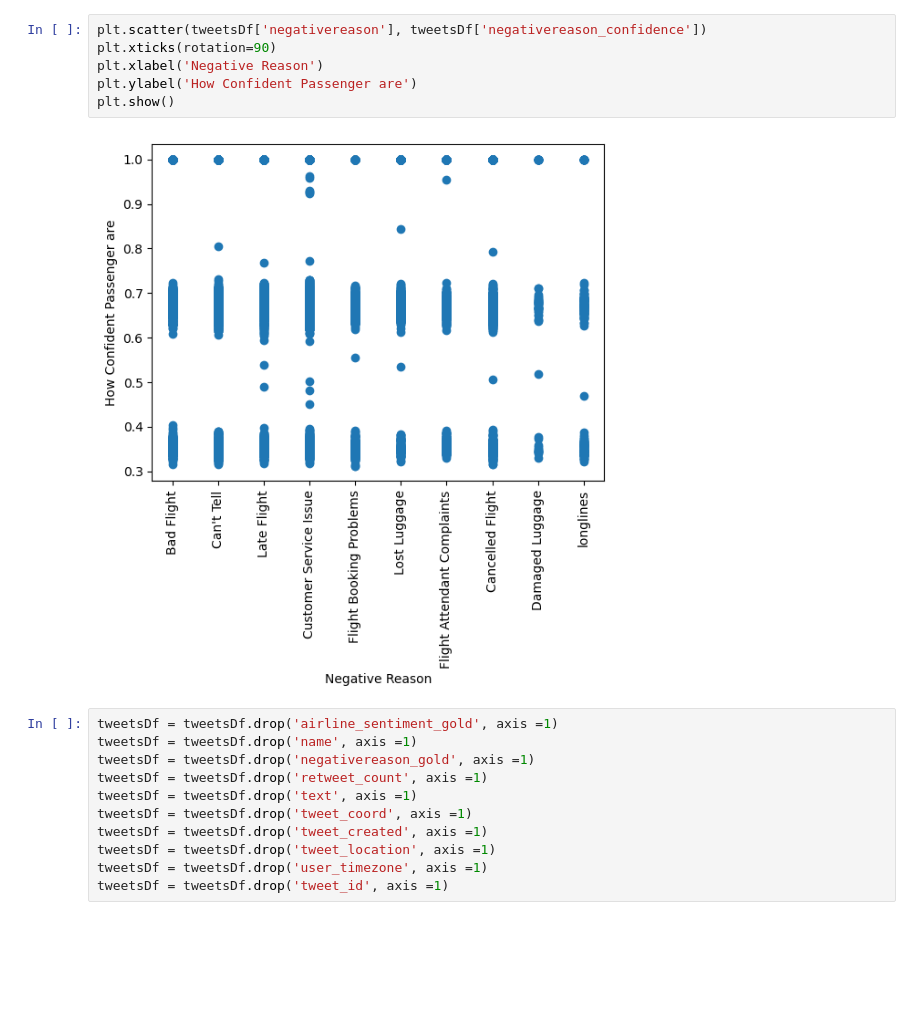
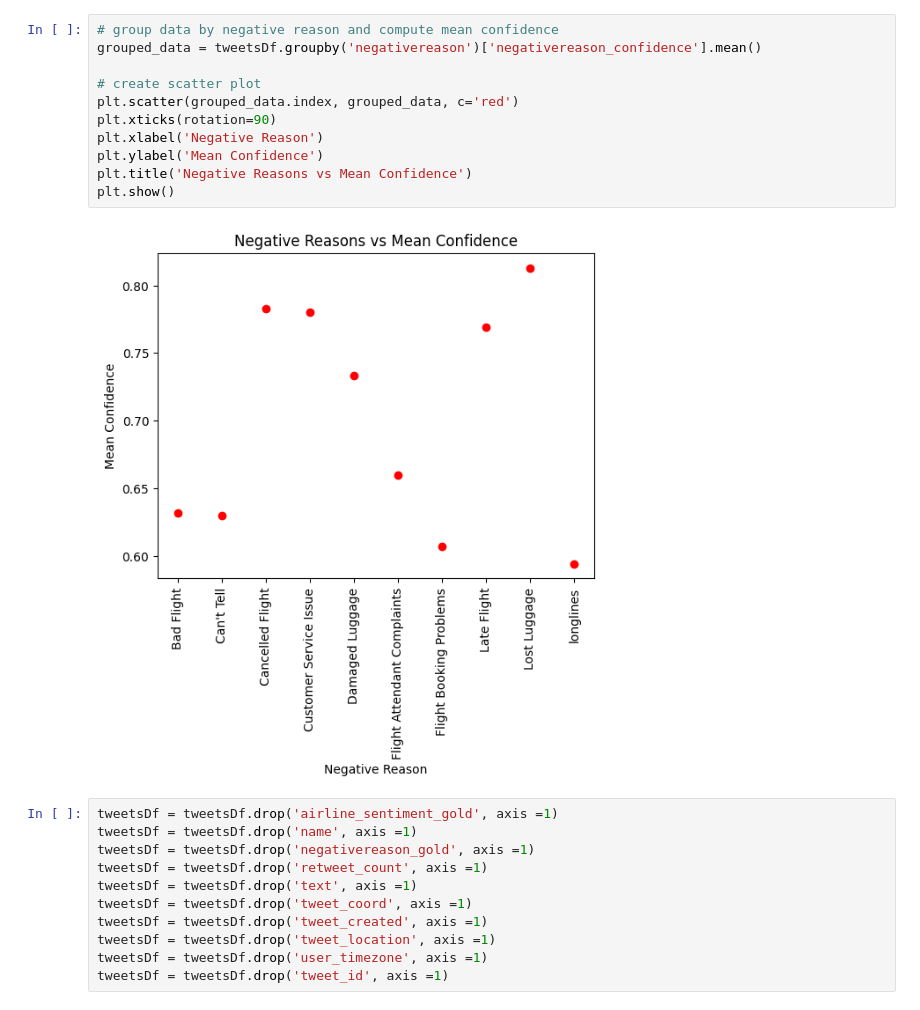
Before and after one commit to ElDon2308/Airline-Sentiment-Analysis, a Jupyter notebook: Data-minng-project.ipynb, the cells around one changed output. Saved outputs shown, nothing was run; the diff lists cells and outputs as text; blank space fills up the shorter version.

```diff
--- a/Data-minng-project.ipynb
+++ b/Data-minng-project.ipynb
@@ -48,14 +60,19 @@ plt.show()
 # %% [output]
 <Figure size 2000x4000 with 0 Axes>
 [figure]
-# %%
-plt.scatter(tweetsDf['negativereason'], tweetsDf['negativereason_confidence'])
-plt.xticks(rotation=90)
-plt.xlabel('Negative Reason')
-plt.ylabel('How Confident Passenger are')
-plt.show()
-# %% [output]
-[figure, removed]
+# %%
+# group data by negative reason and compute mean confidence
+grouped_data = tweetsDf.groupby('negativereason')['negativereason_confidence'].mean()
+
+# create scatter plot
+plt.scatter(grouped_data.index, grouped_data, c='red')
+plt.xticks(rotation=90)
+plt.xlabel('Negative Reason')
+plt.ylabel('Mean Confidence')
+plt.title('Negative Reasons vs Mean Confidence')
+plt.show()
+# %% [output]
+[figure, added]
 # %%
 tweetsDf = tweetsDf.drop('airline_sentiment_gold', axis =1)
 tweetsDf = tweetsDf.drop('name', axis =1)
```
Also changed, not shown: parts of 17 cells of this notebook.
